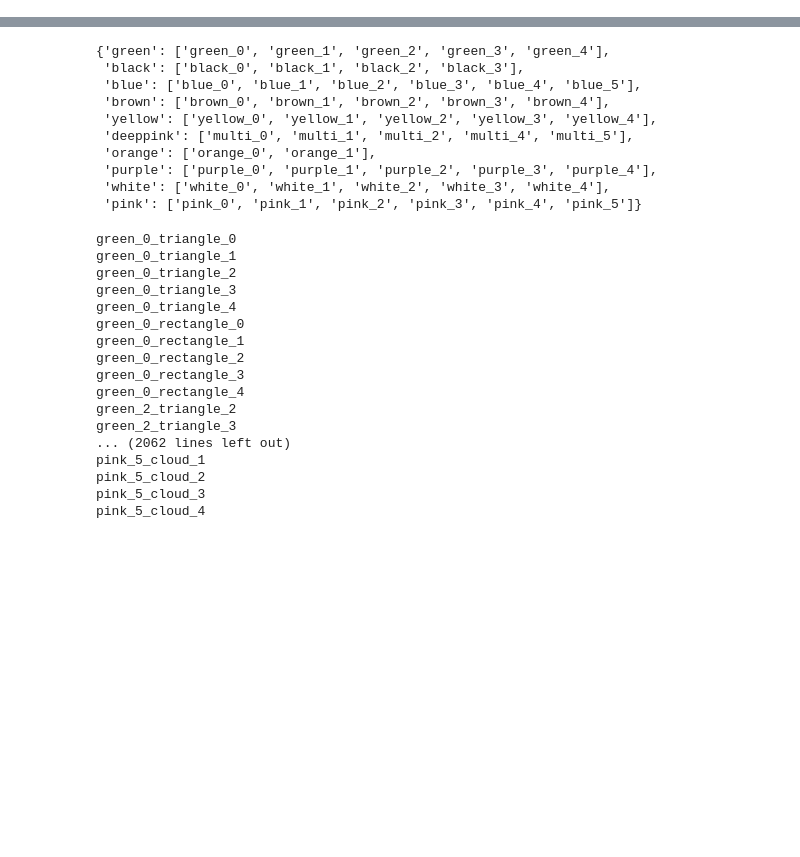
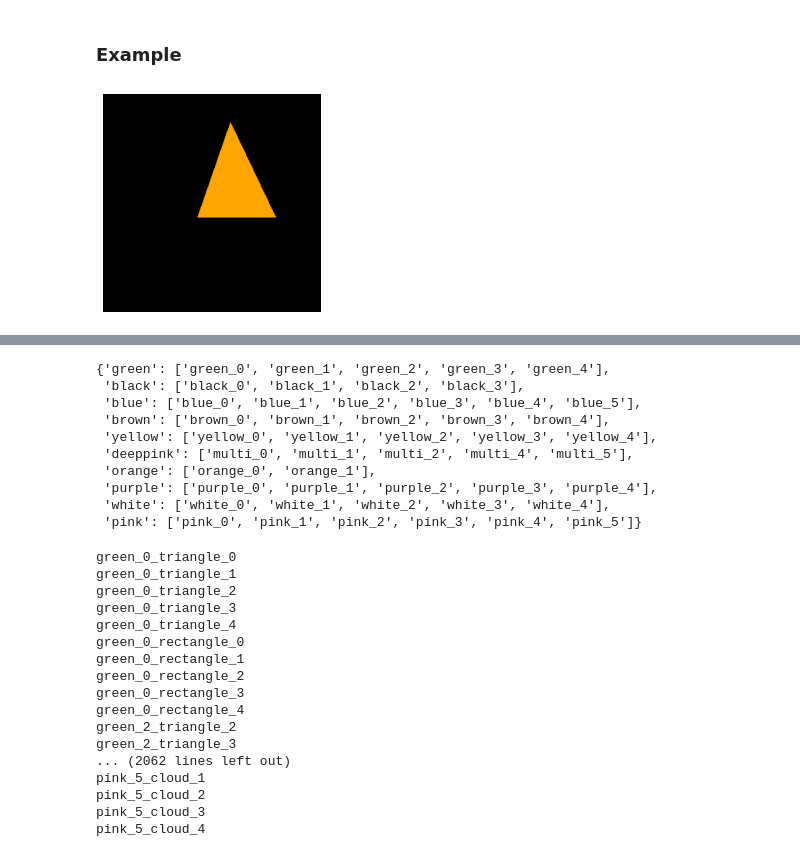
Before and after one commit to kaaeaate/optimal-kernels, a Jupyter notebook: SimpleShapes_10_classes/Generation_10_classes_dataset.ipynb, the cells around one changed output, grey strips where cells are left out. Saved outputs shown, nothing was run; the diff lists cells and outputs as text; code cells hidden in the pictures; blank space fills up the shorter version.

Commit message:
Fixed generation, added example

```diff
--- a/SimpleShapes_10_classes/Generation_10_classes_dataset.ipynb
+++ b/SimpleShapes_10_classes/Generation_10_classes_dataset.ipynb
@@ -6,3 +6,5 @@ import cv2
 from pathlib import Path
 import os
 import shutil
+# %% [markdown]
+### Example
@@ -8,0 +27,7 @@ import shutil
+# %%
+img, mask = triangle_with_color(width=300, height=300, color='orange')
+# %%
+plt.imshow(img)
+plt.axis('off');
+# %% [output]
+[figure, added]
```
Also changed, not shown: parts of 7 cells of this notebook, 1 other file.
